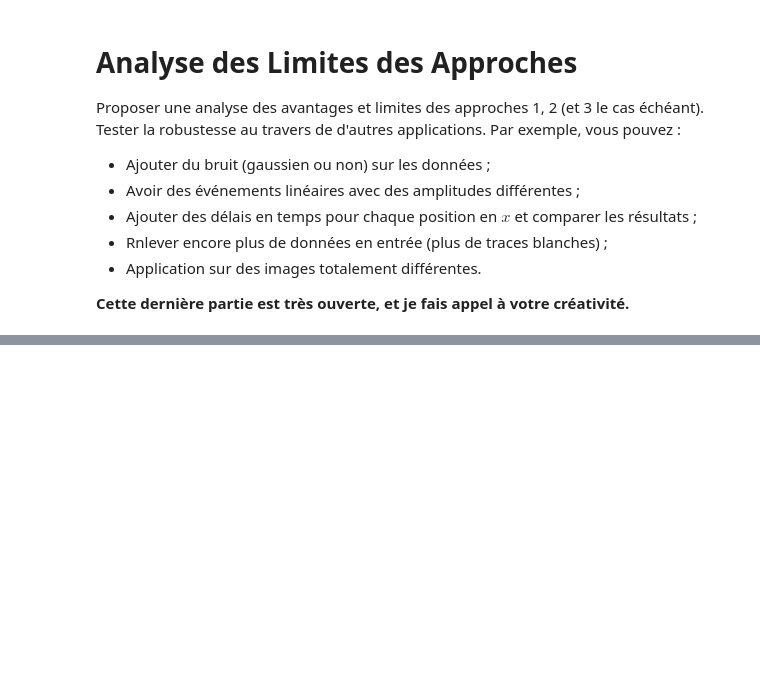
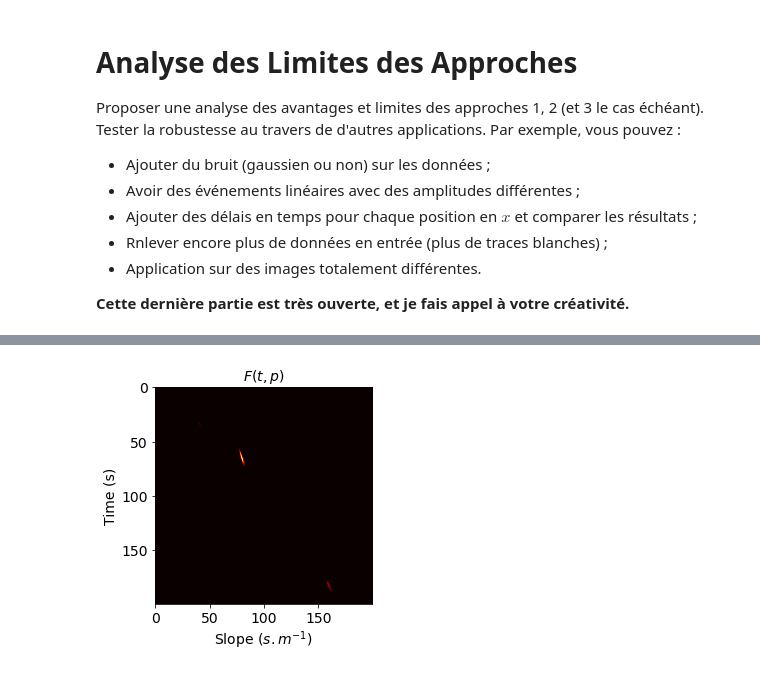
Before and after one commit to gabrielleberrada/projet_traitement_signal, a Jupyter notebook: mini_projet_interpolation/mini_projet_groupe3.ipynb, the cells around one changed output, grey strips where cells are left out. Saved outputs shown, nothing was run; the diff lists cells and outputs as text; code cells hidden in the pictures; blank space fills up the shorter version.

```diff
--- a/mini_projet_interpolation/mini_projet_groupe3.ipynb
+++ b/mini_projet_interpolation/mini_projet_groupe3.ipynb
@@ -739,14 +738,14 @@ def find_alpha(alpha, p0 = np.reshape(np.copy(gpanel),nt*nx)):
         j0 = 0.5*np.sum((T*pan - gpanel)**2) + alpha*0.5*np.sum(M*np.abs(Fp)**2)
         return j0
 
-    def defg(p):
+    def defgj(p):
         """Definition of the gradient of the objective function"""
         pan = np.reshape(p,[nt,nx])
         Fp = np.fft.fft2(pan)
         grd = T*(T*pan - gpanel) + alpha*np.real(np.fft.ifft2(M*Fp))
         return grd.reshape(nt*nx)
 
-    retour = minimize(defj, p0, method = 'cg', jac = defg, options = {'disp' : False, 'maxiter' : niter})
+    retour = minimize(defj, p0, method = 'cg', jac = defgj, options = {'disp' : False, 'maxiter' : niter})
 
     return np.reshape(retour.x, [nt, nx])
 # %%
@@ -830,0 +859,34 @@ Proposer une analyse des avantages et limites des approches 1, 2 (et 3 le cas é
+# %%
+F_array_blank = np.zeros((nt_samples, np_samples))
+for i in range(nt_samples):
+    for j in range(np_samples):
+        F_array_blank[i, j] = F(time_samples[i], pentes_samples[j], gpanel=gpanel_blank)
+# %%
+F_array_blank = np.maximum(F_array_blank, 5000)
+
+epsilon = 10**(-2)
+maxima_points_blank = []
+maxima_indices_blank = []
+maxima_values_blank = []
+for ind_t in range(nt_samples):
+    for ind_p in range(np_samples):
+        if is_maximum(ind_t, ind_p, F_array_blank):
+            maxima_points_blank.append((time_samples[ind_t], pentes_samples[ind_p]))
+            maxima_values_blank.append(F_array_blank[ind_t, ind_p])
+            maxima_indices_blank.append([ind_t, ind_p])
+
+# Affichage du résultat
+vmax = np.max(F_array_blank)
+fig = plt.figure()
+av = plt.subplot(111)
+plt.imshow(F_array_blank, cmap='hot')
+plt.title('$F(t,p)$', fontsize = labelsize)
+av.set_ylabel("Time (s)", fontsize = labelsize)
+av.set_xlabel("Slope ($s.m^{-1}$)", fontsize = labelsize)
+av.tick_params(axis='both', which='major', labelsize=labelsize)
+
+t1, p1 = maxima_points_blank[0]
+t2, p2 = maxima_points_blank[1]
+t3, p3 = maxima_points_blank[2]
+# %% [output]
+[figure, added]
```
Also changed, not shown: parts of 17 cells of this notebook.
